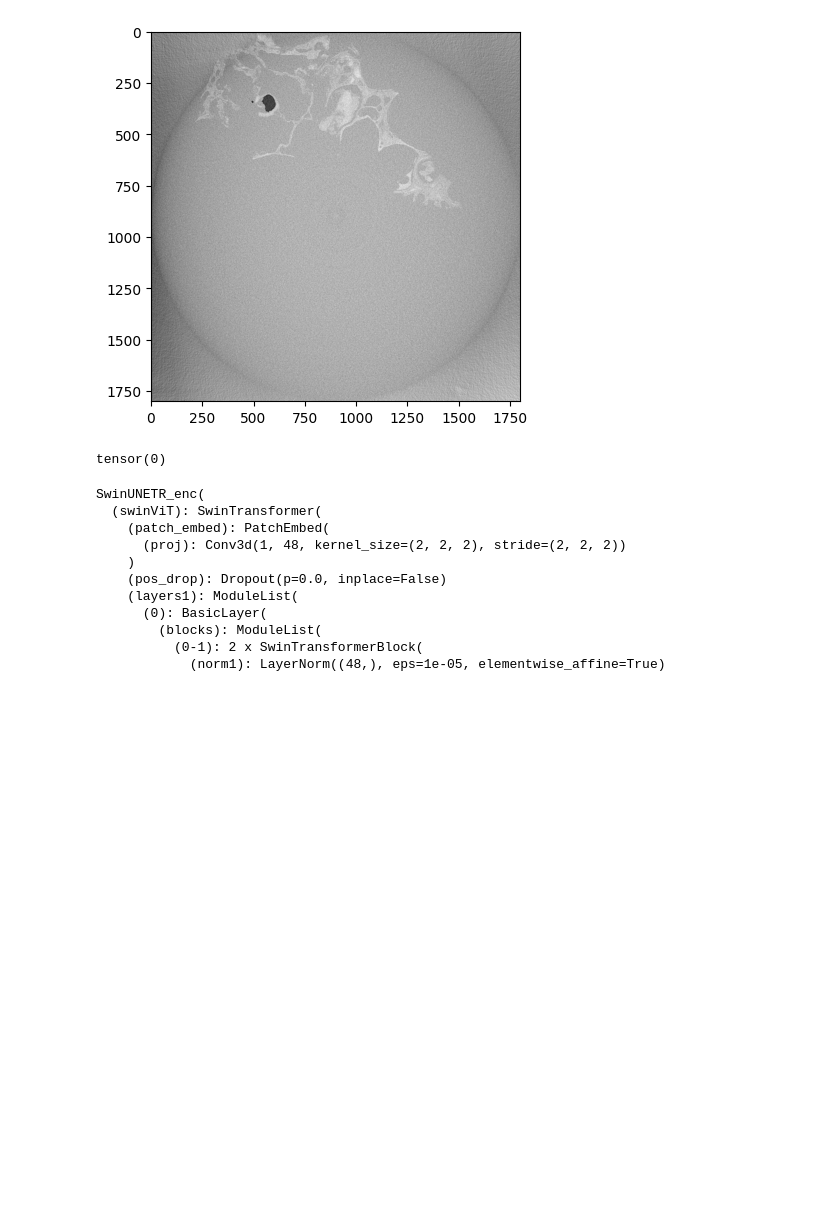
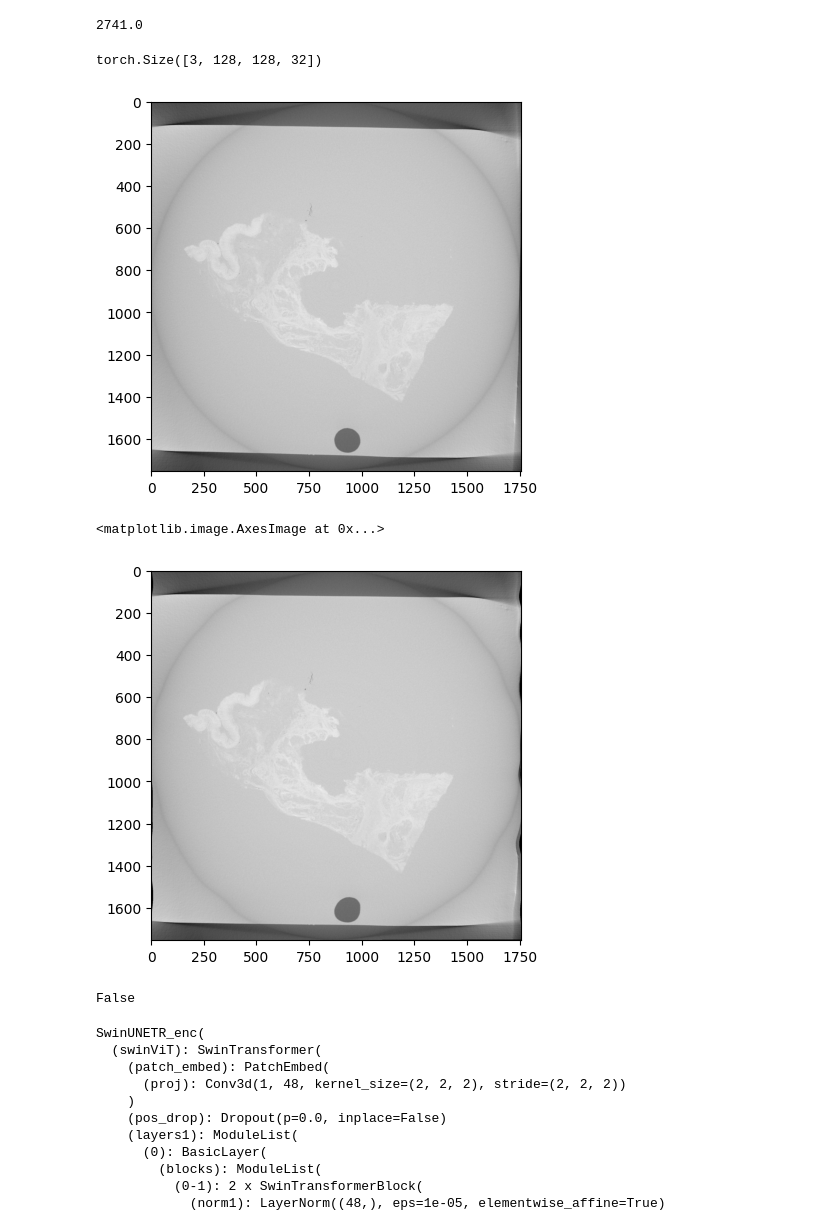
Before and after one commit to christoph-histo/MA-Repo, a Jupyter notebook: test_models.ipynb, the cells around one changed output. Saved outputs shown, nothing was run; the diff lists cells and outputs as text; code cells hidden in the pictures; blank space fills up the shorter version.

Commit message:
Refactor data loading and augmentation processes for improved functionality and flexibility

```diff
--- a/test_models.ipynb
+++ b/test_models.ipynb
@@ -11,6 +11,5 @@ import Dataloader_slice_parts
 import Dataloader_whole_slices
 # %%
 data_path = "/storage/Datensätze"
-dataset = Dataloader_whole_slices.VolumeToSliceDataset(data_path,test=False)
-dataset_test = Dataloader_whole_slices.VolumeToSliceDataset(data_path,test=True)
+dataset = Dataloader_patches.VolumeToPatchesDataset(data_path,test=True,augmentation='elastic')
 # %% [output]
@@ -45,13 +26,38 @@ class2 test: 378
+# %%
+dataset.__len__()/2
+# %% [output]
+2741.0
+# %%
+image, label = dataset.__getitem__(1714+1500)
+
+image_untransformed, label = dataset.__getitem__(1500)
+# %%
+image.shape
+# %% [output]
+torch.Size([3, 128, 128, 32])
+# %%
+import torchio.transforms as tio
+
+elastic_def = tio.RandomElasticDeformation(num_control_points=(30,30,5),locked_borders=2,max_displacement=(0,30,30))
+# %%
+image = elastic_def(image_untransformed.unsqueeze(0))
+image =  image.squeeze(0)
 # %%
 import matplotlib.pyplot as plt
-
-
-plt.imshow(dataset[1500][0], cmap='gray')
+plt.imshow(image_untransformed[0,:,:], cmap='gray')
 plt.show()
-print(dataset[1500][1])
+plt.imshow(image[0,:,:], cmap='gray')
 # %% [output]
-[figure, old version]
+[figure, new version]
-tensor(0)
+<matplotlib.image.AxesImage at 0x...>
+[figure, added]
+# %%
+if image.equal(image_untransformed):
+    print("True")
+else:
+    print("False")
+# %% [output]
+False
 # %%
 model = models.resnet18(weights=models.ResNet18_Weights.DEFAULT)
 # %%
```
Also changed, not shown: parts of 2 cells of this notebook, 7 other files.
